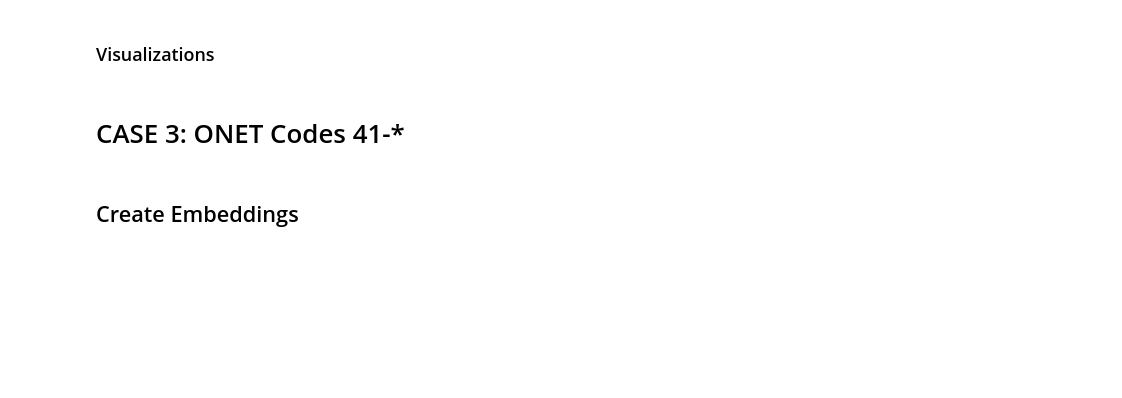
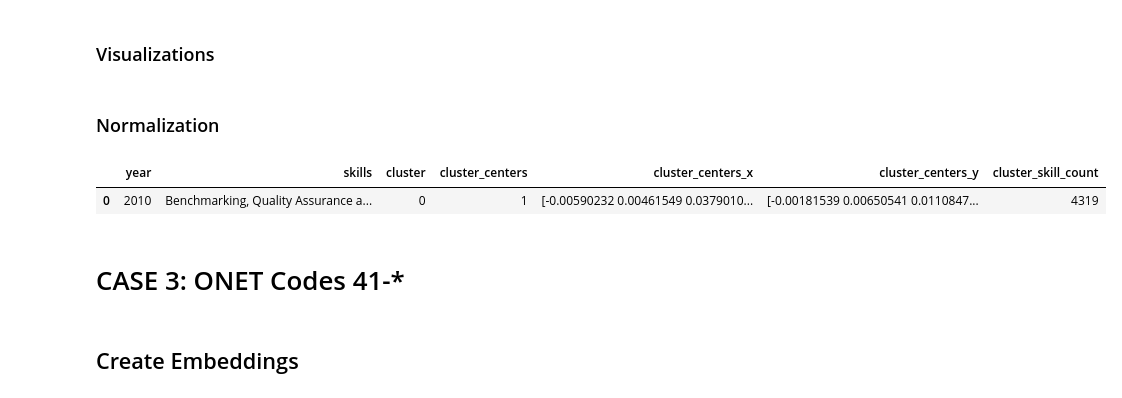
Before and after one commit to RutgersComLab/skill-analysis-media-domain, a Jupyter notebook: code/Skill Trend Analysis.ipynb, the cells around one changed output. Cells and saved outputs as stored; diff of their text form; code cells hidden in the pictures; blank space fills up the shorter version.

```diff
--- a/code/Skill Trend Analysis.ipynb
+++ b/code/Skill Trend Analysis.ipynb
@@ -538,3 +707,12 @@ fig = px.line(df, x='year', y='cluster_skill_count', color='cluster', labels=lab
 fig.update_layout(height=500, width=1500, title_text=title)
 fig.update_xaxes(tickmode='linear')
 fig.write_html(onet_line_chart)
+# %% [markdown]
+### Normalization
+# %%
+df = pd.read_csv(onet_cluster_data+".csv", index_col=0)
+# %%
+display(df.head(1))
+# %% [output]
+|  | year | skills | cluster | cluster_centers | cluster_centers_x | cluster_centers_y | cluster_skill_count |
+| 0 | 2010 | Benchmarking, Quality Assurance a... | 0 | 1 | [-0.00590232 0.00461549 0.0379010... | [-0.00181539 0.00650541 0.0110847... | 4319 |
```
Also changed, not shown: parts of 56 cells of this notebook, 8 other files.
